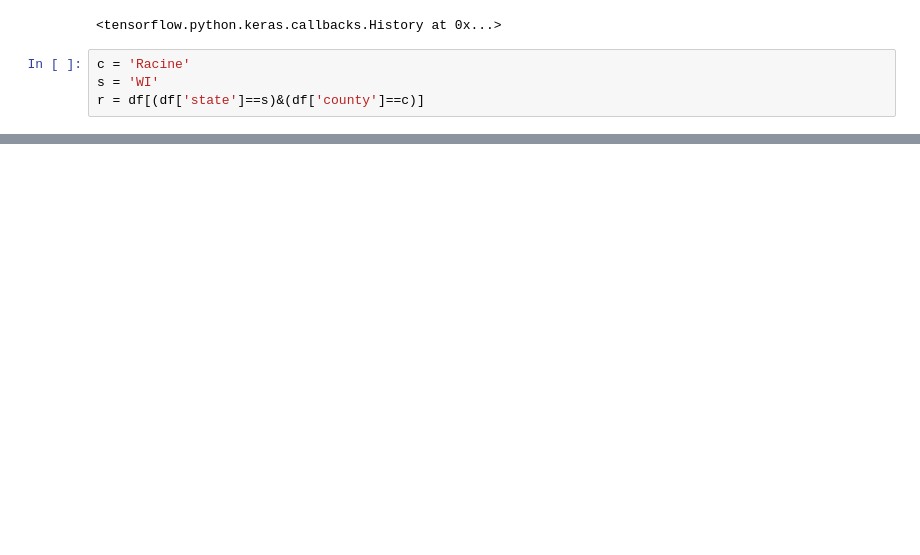
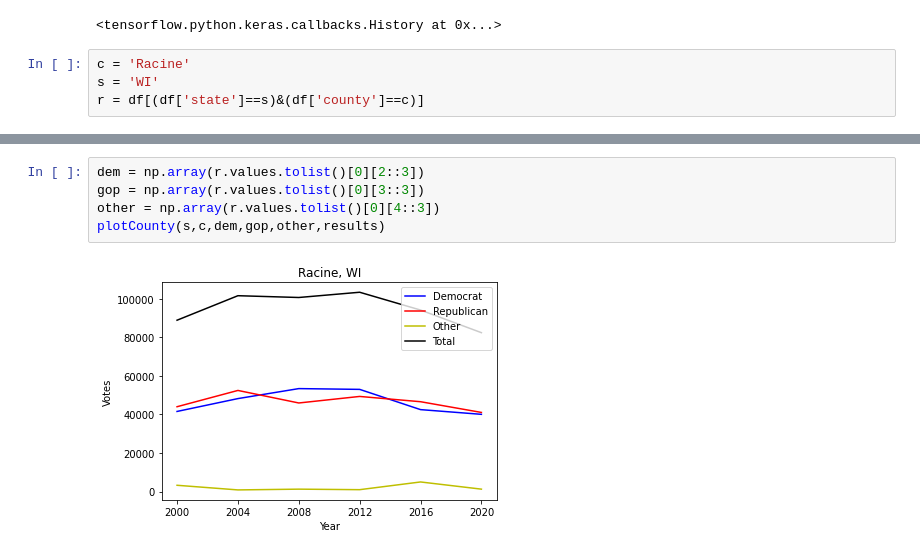
Before and after one commit to PatrickC05/CountyPredictions, a Jupyter notebook: predictCounty.ipynb, the cells around one changed output, grey strips where cells are left out. Cells and saved outputs as stored; diff of their text form; blank space fills up the shorter version.

```diff
--- a/predictCounty.ipynb
+++ b/predictCounty.ipynb
@@ -216,0 +220,7 @@ results
+# %%
+dem = np.array(r.values.tolist()[0][2::3])
+gop = np.array(r.values.tolist()[0][3::3])
+other = np.array(r.values.tolist()[0][4::3])
+plotCounty(s,c,dem,gop,other,results)
+# %% [output]
+[figure, added]
```
Also changed, not shown: parts of 5 cells of this notebook, 3 other files.
